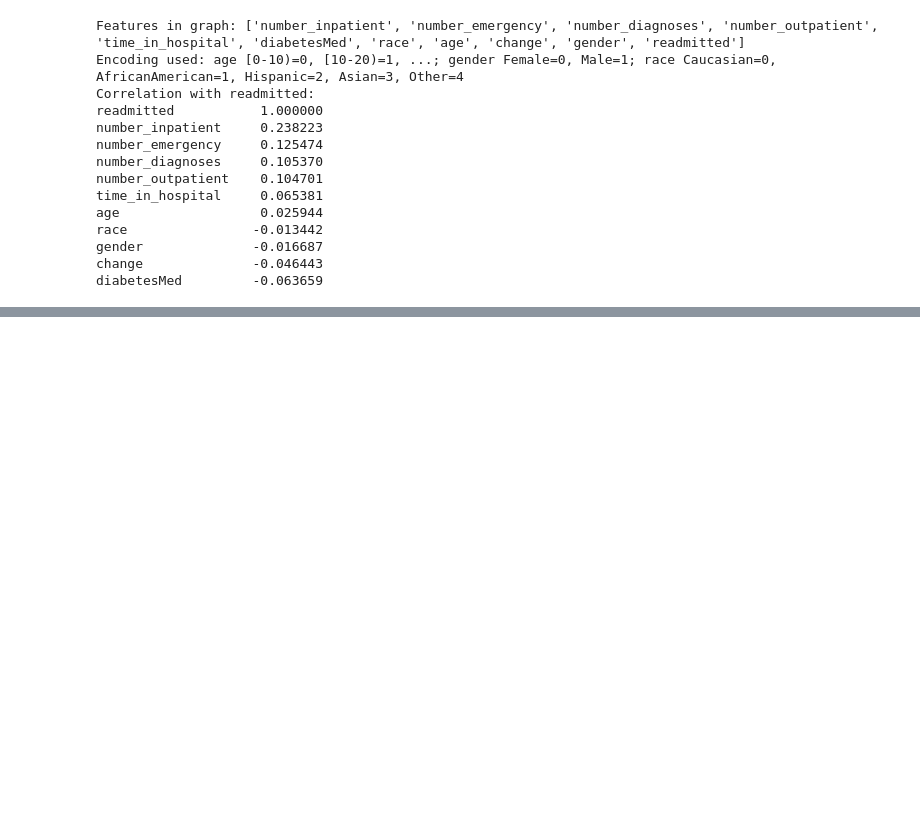
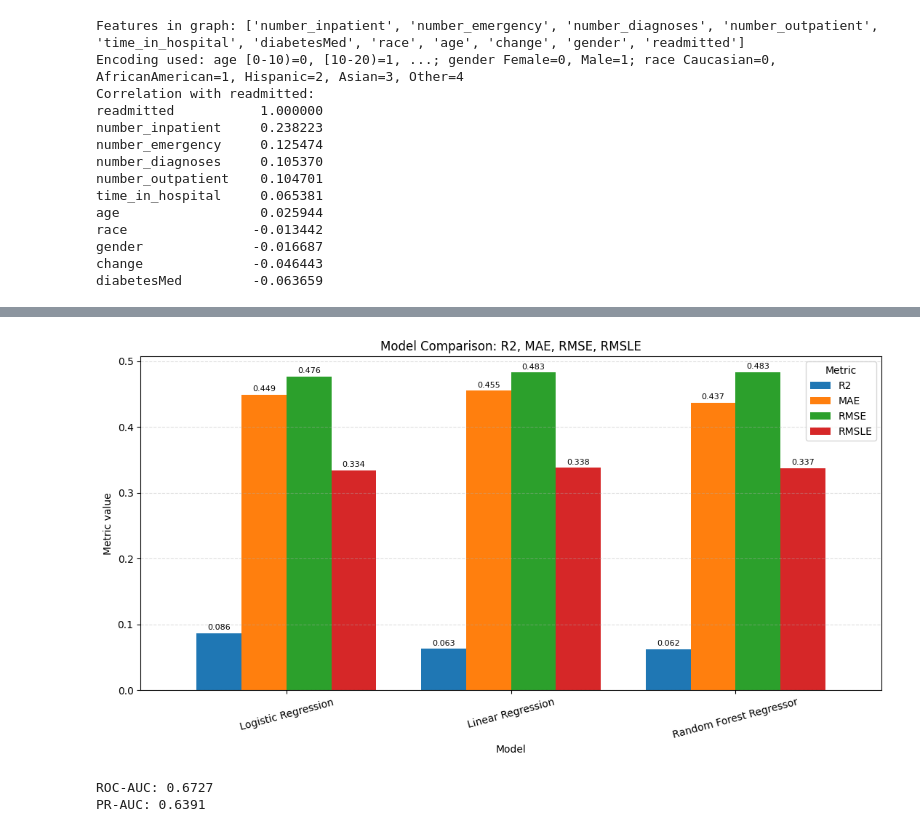
Before and after one commit to aron-lif-8157/Intro-ML-project, a Jupyter notebook: project.ipynb, the cells around one changed output, grey strips where cells are left out. Saved outputs shown, nothing was run; the diff lists cells and outputs as text; code cells hidden in the pictures; blank space fills up the shorter version.

```diff
--- a/project.ipynb
+++ b/project.ipynb
@@ -432,0 +695,32 @@ diabetesMed         -0.063659
+# %%
+import matplotlib.pyplot as plt
+
+plot_df = metrics_table.copy()
+plot_df = plot_df.set_index('Model')[['R2', 'MAE', 'RMSE', 'RMSLE']]
+
+ax = plot_df.plot(kind='bar', figsize=(11, 6), width=0.8)
+ax.set_title('Model Comparison: R2, MAE, RMSE, RMSLE')
+ax.set_xlabel('Model')
+ax.set_ylabel('Metric value')
+ax.legend(title='Metric')
+ax.tick_params(axis='x', rotation=15)
+ax.grid(axis='y', linestyle='--', alpha=0.4)
+
+for container in ax.containers:
+    ax.bar_label(container, fmt='%.3f', padding=2, fontsize=8)
+
+plt.tight_layout()
+plt.show()
+# %% [output]
+[figure, added]
+# %%
+from sklearn.metrics import roc_auc_score, average_precision_score
+
+roc_auc_value = roc_auc_score(y_test, y_prob)
+pr_auc_value = average_precision_score(y_test, y_prob)
+
+print(f'ROC-AUC: {roc_auc_value:.4f}')
+print(f'PR-AUC: {pr_auc_value:.4f}')
+# %% [output]
+ROC-AUC: 0.6727
+PR-AUC: 0.6391
```
Also changed, not shown: parts of 8 cells of this notebook, 3 other files.
